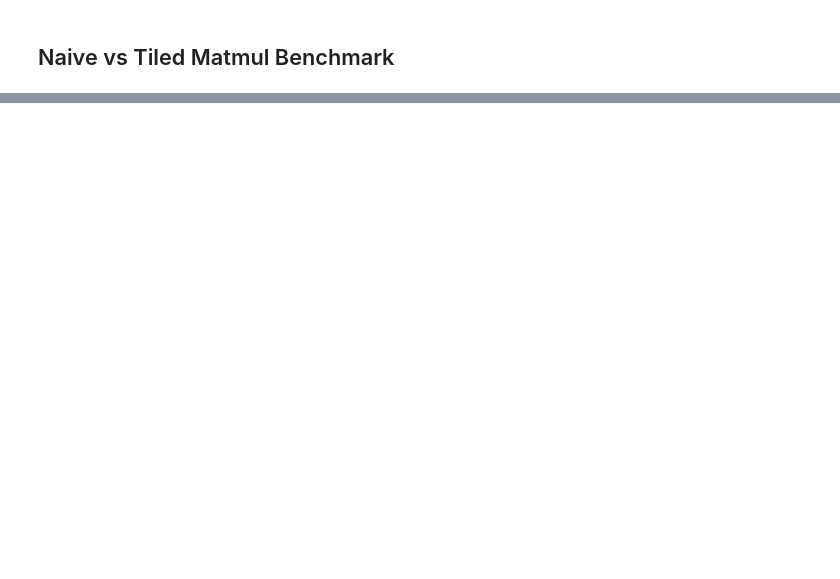
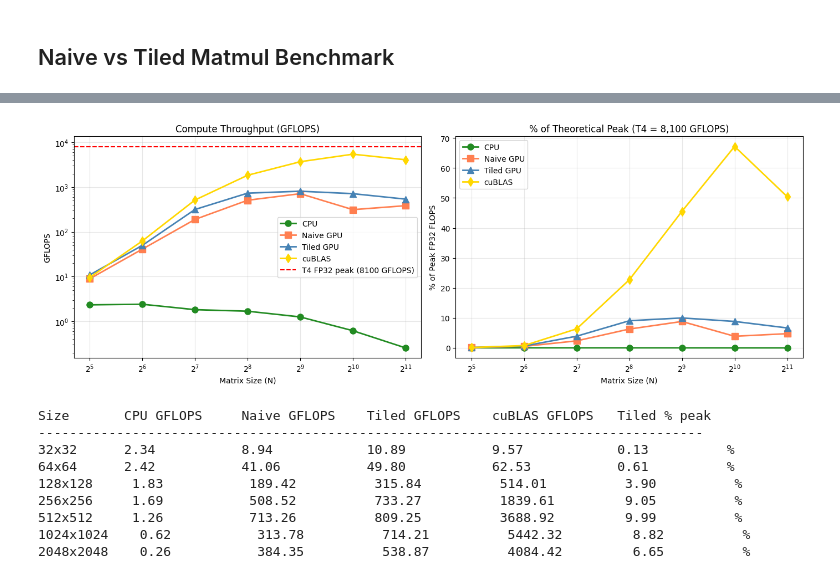
Before and after one commit to Savit10/cuda, a Jupyter notebook: cuda.ipynb, the cells around one changed output, grey strips where cells are left out. Cells and saved outputs as stored; diff of their text form; code cells hidden in the pictures; blank space fills up the shorter version.

```diff
--- a/cuda.ipynb
+++ b/cuda.ipynb
@@ -688,0 +299,69 @@ Graph saved to matmul_benchmark.png
+# %%
+def to_gflops(N, time_us):
+    """GFLOPS = 2*N^3 multiply-adds / time in seconds"""
+    if time_us is None or time_us <= 0:
+        return None
+    return (2 * N**3) / (time_us * 1e-6) / 1e9
+
+v_gflops_cpu    = [to_gflops(N, t) for N, t in zip(v_sizes, v_cpu)]
+v_gflops_naive  = [to_gflops(N, t) for N, t in zip(v_sizes, v_naive)]
+v_gflops_tiled  = [to_gflops(N, t) for N, t in zip(v_sizes, v_tiled)]
+v_gflops_cublas = [to_gflops(N, t) for N, t in zip(v_sizes, v_cublas)]
+
+# Theoretical peak: T4 = ~8.1 TFLOPS FP32, A100 = ~19.5 TFLOPS FP32
+# ncu or nvidia-smi can give exact value; use T4 as a Colab default
+T4_PEAK_GFLOPS = 8_100
+
+fig, axes = plt.subplots(1, 2, figsize=(14, 5))
+
+# Left: GFLOPS per implementation
+ax = axes[0]
+ax.plot(v_sizes, v_gflops_cpu,    'o-', label='CPU',       color='forestgreen', linewidth=2, markersize=8)
+ax.plot(v_sizes, v_gflops_naive,  's-', label='Naive GPU',  color='coral',       linewidth=2, markersize=8)
+ax.plot(v_sizes, v_gflops_tiled,  '^-', label='Tiled GPU',  color='steelblue',   linewidth=2, markersize=8)
+ax.plot(v_sizes, v_gflops_cublas, 'd-', label='cuBLAS',     color='gold',        linewidth=2, markersize=8)
+ax.axhline(y=T4_PEAK_GFLOPS, color='red', linestyle='--', linewidth=1.5, label=f'T4 FP32 peak ({T4_PEAK_GFLOPS} GFLOPS)')
+ax.set_xlabel('Matrix Size (N)')
+ax.set_ylabel('GFLOPS')
+ax.set_title('Compute Throughput (GFLOPS)')
+ax.set_xscale('log', base=2)
+ax.set_yscale('log')
+ax.legend()
+ax.grid(True, alpha=0.3)
+
+# Right: % of peak FLOPS achieved (roofline-lite)
+ax2 = axes[1]
+def pct_peak(gflops_list):
+    return [g / T4_PEAK_GFLOPS * 100 if g else None for g in gflops_list]
+
+ax2.plot(v_sizes, pct_peak(v_gflops_cpu),    'o-', label='CPU',       color='forestgreen', linewidth=2, markersize=8)
+ax2.plot(v_sizes, pct_peak(v_gflops_naive),  's-', label='Naive GPU',  color='coral',       linewidth=2, markersize=8)
+ax2.plot(v_sizes, pct_peak(v_gflops_tiled),  '^-', label='Tiled GPU',  color='steelblue',   linewidth=2, markersize=8)
+ax2.plot(v_sizes, pct_peak(v_gflops_cublas), 'd-', label='cuBLAS',     color='gold',        linewidth=2, markersize=8)
+ax2.set_xlabel('Matrix Size (N)')
+ax2.set_ylabel('% of Peak FP32 FLOPS')
+ax2.set_title('% of Theoretical Peak (T4 = 8,100 GFLOPS)')
+ax2.set_xscale('log', base=2)
+ax2.legend()
+ax2.grid(True, alpha=0.3)
+
+plt.tight_layout()
+plt.savefig('gflops_analysis.png', dpi=150)
+plt.show()
+
+# Print summary table
+print(f"\n{'Size':<10} {'CPU GFLOPS':<14} {'Naive GFLOPS':<15} {'Tiled GFLOPS':<15} {'cuBLAS GFLOPS':<15} {'Tiled % peak':<14}")
+print("-" * 85)
+for i, N in enumerate(v_sizes):
+    print(f"{N}x{N:<7} {v_gflops_cpu[i]:<14.2f} {v_gflops_naive[i]:<15.2f} {v_gflops_tiled[i]:<15.2f} {v_gflops_cublas[i]:<15.2f} {v_gflops_tiled[i]/T4_PEAK_GFLOPS*100:<14.2f}%")
+# %% [output]
+[figure, added]
+Size       CPU GFLOPS     Naive GFLOPS    Tiled GFLOPS    cuBLAS GFLOPS   Tiled % peak
+-------------------------------------------------------------------------------------
+32x32      2.34           8.94            10.89           9.57            0.13          %
+64x64      2.42           41.06           49.80           62.53           0.61          %
+128x128     1.83           189.42          315.84          514.01          3.90          %
+256x256     1.69           508.52          733.27          1839.61         9.05          %
+512x512     1.26           713.26          809.25          3688.92         9.99          %
+1024x1024    0.62           313.78          714.21          5442.32         8.82          %
+2048x2048    0.26           384.35          538.87          4084.42         6.65          %
```
Also changed, not shown: parts of 21 cells of this notebook, 4 other files.
